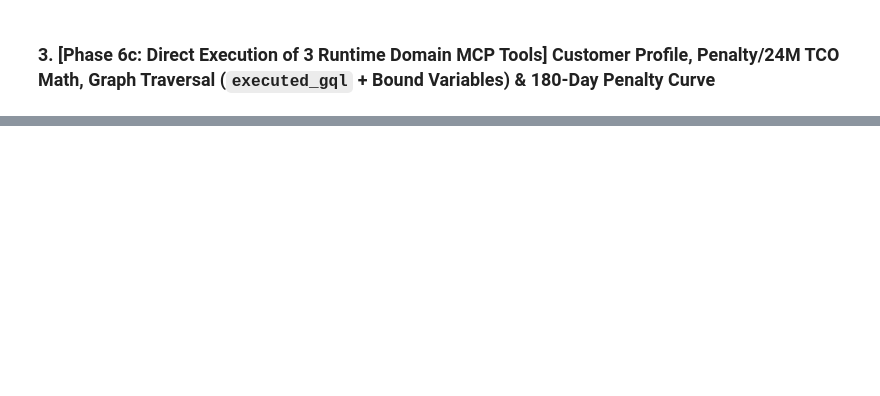
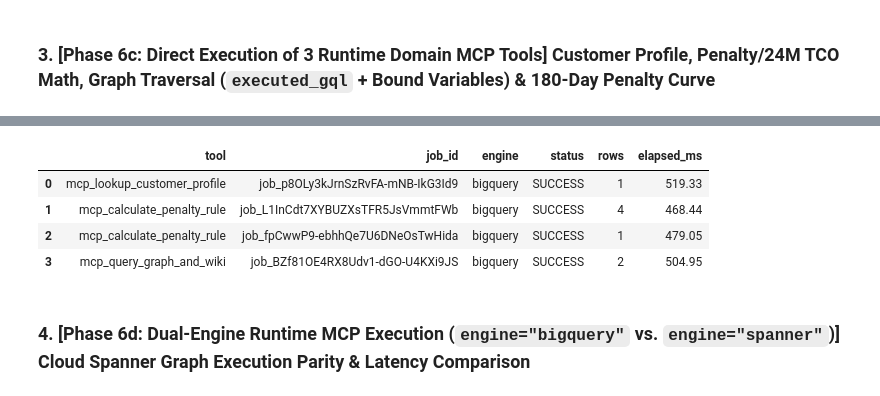
Before and after one commit to seanjungG/agentic-ontology-starter, a Jupyter notebook: notebooks/en/stage4_agent_and_mcp_execution_en.ipynb, the cells around one changed output, grey strips where cells are left out. Saved outputs shown, nothing was run; the diff lists cells and outputs as text; code cells hidden in the pictures; blank space fills up the shorter version.

```diff
--- a/notebooks/en/stage4_agent_and_mcp_execution_en.ipynb
+++ b/notebooks/en/stage4_agent_and_mcp_execution_en.ipynb
@@ -506,0 +155,5 @@ ORDER BY g.device_name, g.monthly_fee_krw DESC, g.rule_id
+# %%
+H.md("#### BigQuery resources per MCP call (`bq_jobs`: job_id, rows, elapsed_ms)")
+H.show(pd.DataFrame([{"tool": r["tool"], "job_id": j["job_id"], "engine": j["engine"], "status": j["status"], "rows": j["rows"], "elapsed_ms": j["elapsed_ms"]}
+                     for r in (r_prof, r_pen, r_gql) for j in r.get("bq_jobs", [])]))
+# %% [output]
@@ -506,0 +161,7 @@ ORDER BY g.device_name, g.monthly_fee_krw DESC, g.rule_id
+|  | tool | job_id | engine | status | rows | elapsed_ms |
+| 0 | mcp_lookup_customer_profile | job_p8OLy3kJrnSzRvFA-mNB-IkG3Id9 | bigquery | SUCCESS | 1 | 519.33 |
+| 1 | mcp_calculate_penalty_rule | job_L1InCdt7XYBUZXsTFR5JsVmmtFWb | bigquery | SUCCESS | 4 | 468.44 |
+| 2 | mcp_calculate_penalty_rule | job_fpCwwP9-ebhhQe7U6DNeOsTwHida | bigquery | SUCCESS | 1 | 479.05 |
+| 3 | mcp_query_graph_and_wiki | job_BZf81OE4RX8Udv1-dGO-U4KXi9JS | bigquery | SUCCESS | 2 | 504.95 |
+# %% [markdown]
+### 4. [Phase 6d: Dual-Engine Runtime MCP Execution (`engine="bigquery"` vs. `engine="spanner"`)] Cloud Spanner Graph Execution Parity & Latency Comparison
```
Also changed, not shown: parts of 13 cells of this notebook, 24 other files.
